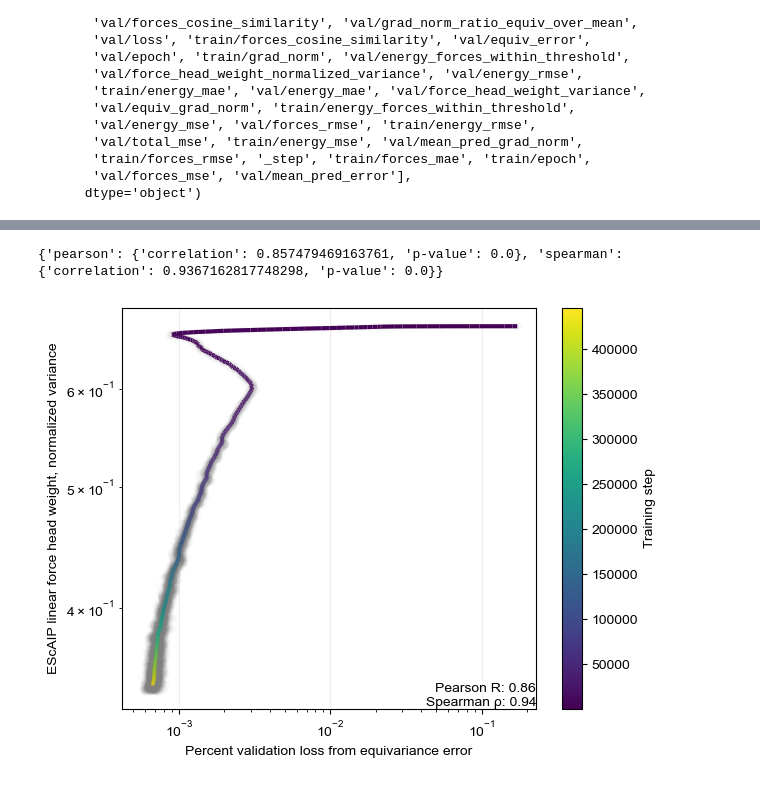
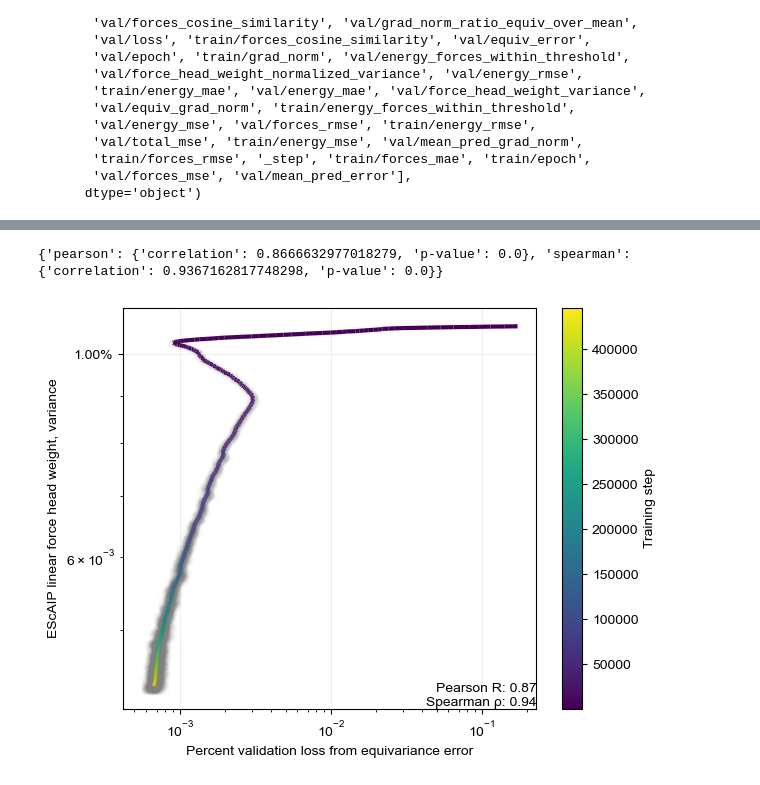
Before and after one commit to genentech/equivariance_learning, a Jupyter notebook: escaip-wandb/plot_linear_head_deviation.ipynb, the cells around one changed output, grey strips where cells are left out. Saved outputs shown, nothing was run; the diff lists cells and outputs as text; code cells hidden in the pictures.

```diff
--- a/escaip-wandb/plot_linear_head_deviation.ipynb
+++ b/escaip-wandb/plot_linear_head_deviation.ipynb
@@ -109,7 +123,7 @@ def variable_span_ema(data: pd.Series, span_scale_factor: int = 1000) -> pd.Seri
     return pd.Series(ema_values, index=data.index)
 
 x_col = 'val/pct_loss_from_equiv_error'
-y_col = 'val/force_head_weight_normalized_variance'
+y_col = 'val/force_head_weight_variance'
 
 gn_df = mdf[[x_col, '_step', y_col]].dropna().copy()
 
@@ -177,33 +191,33 @@ cbar.set_label('Training step')
 plt.xscale('log')
 plt.yscale('log')
 plt.grid(alpha = 0.2)
 
 import matplotlib.ticker as mtick
 ax.yaxis.set_major_formatter(mtick.PercentFormatter(xmax=1.0))
 
 # plt.legend(frameon=False, title = 'Training step')
 
 left, right = plt.xlim()
 bottom, top = plt.ylim()
 
 plt.xlabel('Percent validation loss from equivariance error')
-plt.ylabel('EScAIP linear force head weight, normalized variance')
+plt.ylabel('EScAIP linear force head weight, variance')
 plt.text( right, bottom,
          f'Pearson R: {corr_stats["pearson"]["correlation"]:.2f}\nSpearman ρ: {corr_stats["spearman"]["correlation"]:.2f}',
          ha='right', va='bottom')
 
 plot_name = 'escaip-linear_head_deviation_scatter'
 
 import os
 os.makedirs('pdfs', exist_ok=True)
 os.makedirs('svgs', exist_ok=True)
 
 plt.tight_layout()
 plt.savefig(plot_name + '.png', dpi=300, bbox_inches='tight')
 plt.savefig('pdfs/' + plot_name + '.pdf', transparent = True)
 plt.savefig('svgs/' + plot_name + '.svg', transparent = True)
 plt.show()
 plt.close()
 # %% [output]
-{'pearson': {'correlation': 0.857479469163761, 'p-value': 0.0}, 'spearman': {'correlation': 0.9367162817748298, 'p-value': 0.0}}
+{'pearson': {'correlation': 0.8666632977018279, 'p-value': 0.0}, 'spearman': {'correlation': 0.9367162817748298, 'p-value': 0.0}}
-[figure, old version]
+[figure, new version]
```
Also changed, not shown: parts of 2 cells of this notebook, 2 other files.
